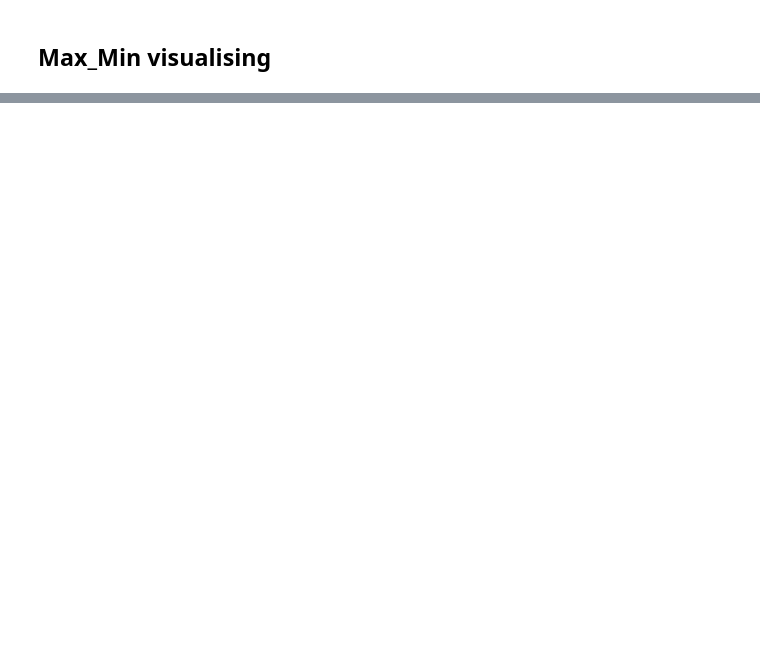
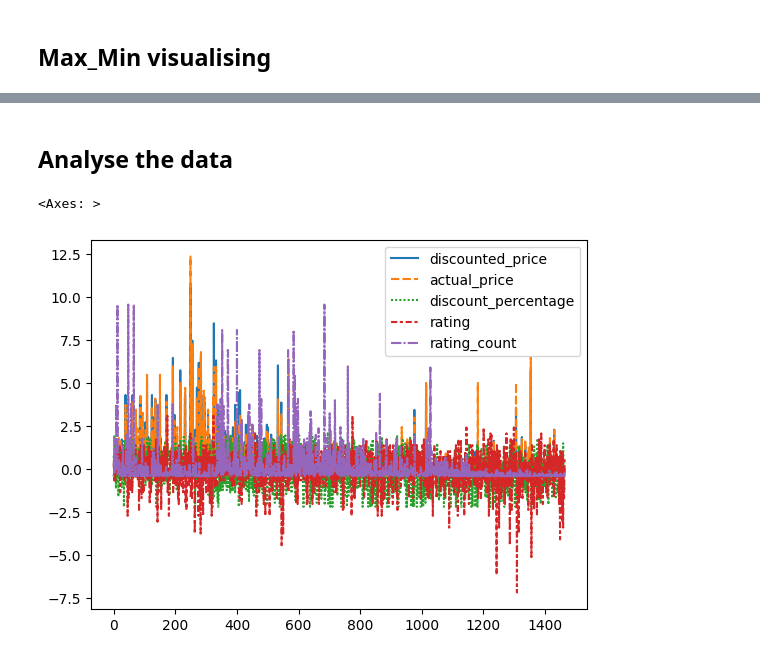
Before and after one commit to JavaConterry/SpecProg-DS-DA, a Jupyter notebook: Course Project/Amazon Sales Analysis.ipynb, the cells around one changed output, grey strips where cells are left out. Saved outputs shown, nothing was run; the diff lists cells and outputs as text; code cells hidden in the pictures; blank space fills up the shorter version.

Commit message:
standartisation

```diff
--- a/Course Project/Amazon Sales Analysis.ipynb
+++ b/Course Project/Amazon Sales Analysis.ipynb
@@ -72,7 +73,7 @@ num_df['discounted_price'] = num_df['discounted_price'].apply(parse_cash)
 num_df['actual_price'] = num_df['actual_price'].apply(parse_cash)
 num_df['discount_percentage'] = num_df['discount_percentage'].apply(parse_percentage)
 num_df['rating_count'] = num_df['rating_count'].apply(parse_to_int)
-# num_df['rating'] = num_df['rating'].apply(parse_to_flt)
+num_df['rating'] = num_df['rating'].apply(parse_to_flt)
 # %%
 num_df
 # %% [output]
@@ -124,9 +120,0 @@ df_ten.style.pipe(min_max_style)
-# %%
-def standartise(df, column_name):
-    return (df[column_name]-df[column_name].mean()) / df[column_name].std()
-
-num_df['discounted_price'] = standartise(num_df, 'discounted_price')
-num_df['actual_price'] = standartise(num_df, 'actual_price')
-num_df['rating'] = standartise(num_df, 'rating')
-num_df['discount_percentage'] = standartise(num_df, 'discount_percentage')
-num_df['rating_count'] = standartise(num_df, 'rating_count')
@@ -150,0 +125,21 @@ sns.histplot(num_df)
+# %%
+def mean(df_col):
+    return df_col.sum()/len(df_col)
+def standart_diviation(df_col):
+    mean_f = mean(df_col)
+    sum_of_the_squered_differences = 0
+    for i in range(len(df_col)):
+        sum_of_the_squered_differences += (df_col[i]-mean_f)**2
+    return math.sqrt(sum_of_the_squered_differences/len(df_col))
+def standartise(df_column):
+    return (df_column-mean(df_column)) / standart_diviation(df_column)
+
+num_df['discounted_price'] = standartise(num_df['discounted_price'])
+num_df['actual_price'] = standartise(num_df['actual_price'])
+num_df['rating'] = standartise(num_df['rating'])
+num_df['discount_percentage'] = standartise(num_df['discount_percentage'])
+num_df['rating_count'] = standartise(num_df['rating_count'])
+
+print(num_df.mean())
+print(num_df.std())
+print(num_df.var())
@@ -150,0 +165,2 @@ sns.histplot(num_df)
+# %% [markdown]
+## Analyse the data
@@ -150,0 +169,5 @@ sns.histplot(num_df)
+# %%
+sns.lineplot(num_df)
+# %% [output]
+<Axes: >
+[figure, added]
```
Also changed, not shown: parts of 26 cells of this notebook.
